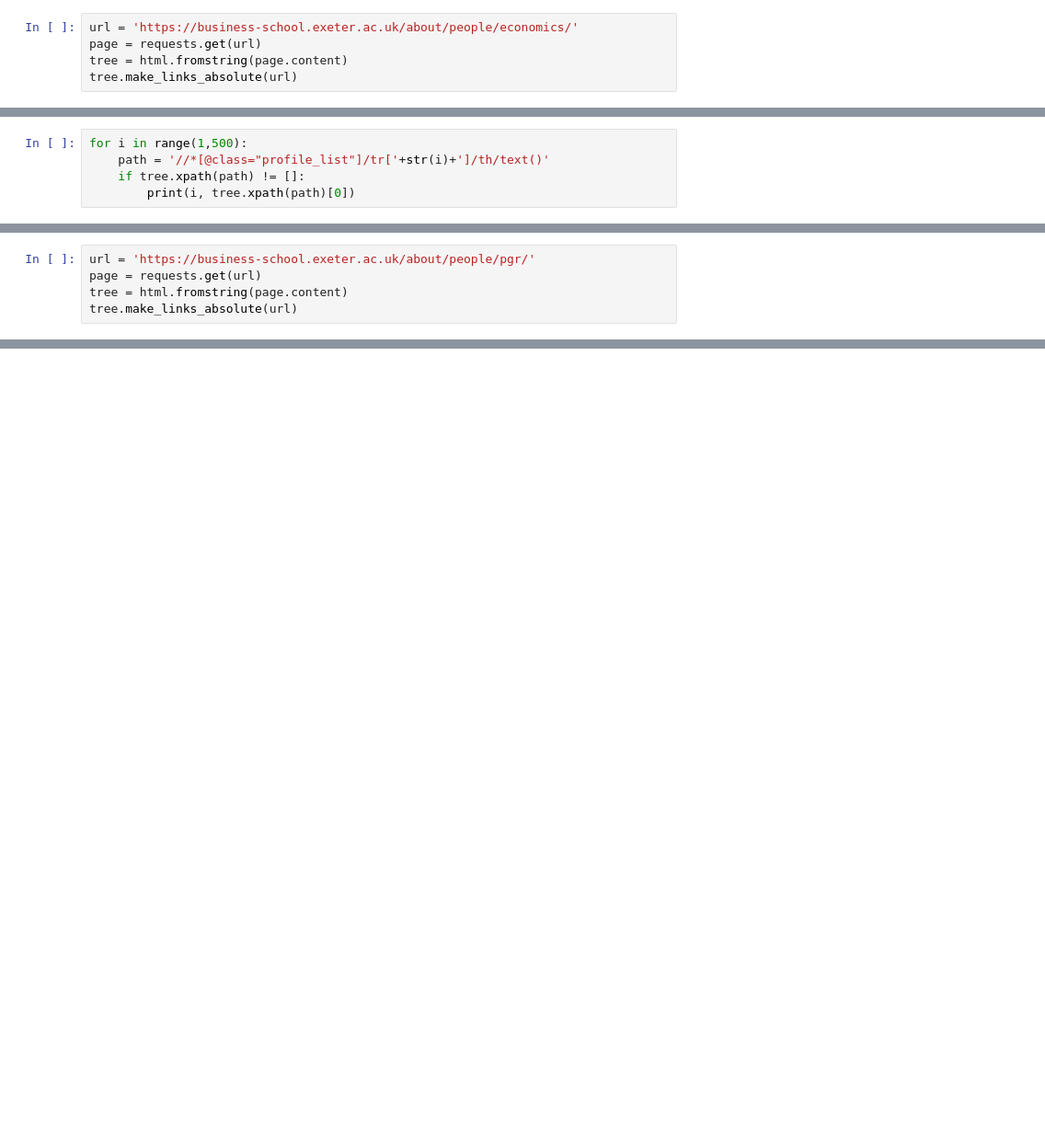
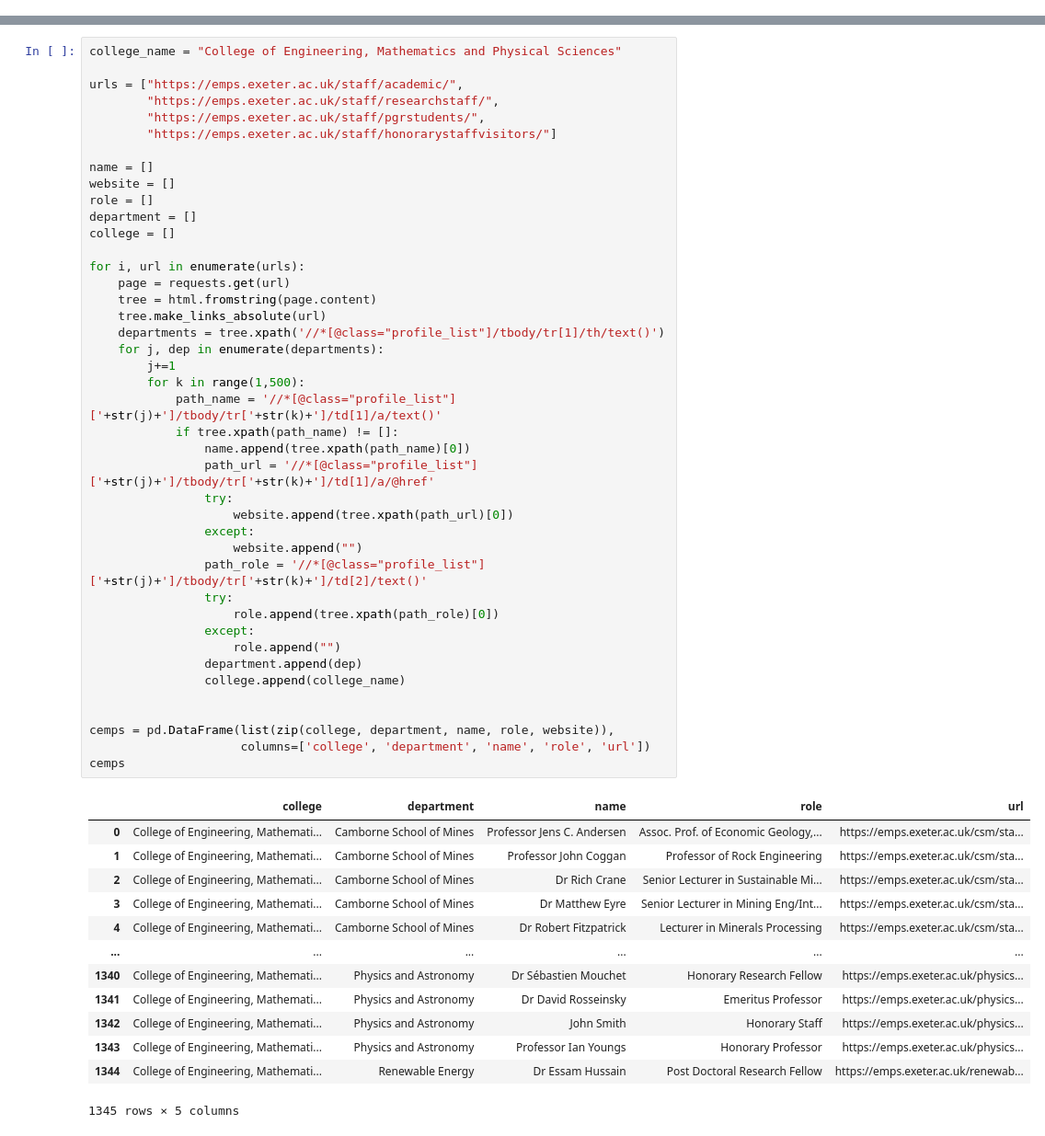
Before and after one commit to MirjamOdile/exeter-university-research-methods, a Jupyter notebook: Code/UoE_researchers.ipynb, the cells around one changed output, grey strips where cells are left out. Shown: that part at 92% size. Drawn from its saved outputs; the diff is of its cells as text; blank space fills up the shorter version.

```diff
--- a/Code/UoE_researchers.ipynb
+++ b/Code/UoE_researchers.ipynb
@@ -75,5 +71,0 @@ https://business-school.exeter.ac.uk/about/people/pgr/
-# %%
-url = 'https://business-school.exeter.ac.uk/about/people/economics/'
-page = requests.get(url)
-tree = html.fromstring(page.content)
-tree.make_links_absolute(url)
@@ -89,5 +71,0 @@ https://business-school.exeter.ac.uk/about/people/profile/index.php?web_id=Ian_B
-# %%
-for i in range(1,500):
-    path = '//*[@class="profile_list"]/tr['+str(i)+']/th/text()'
-    if tree.xpath(path) != []:
-        print(i, tree.xpath(path)[0])
@@ -136,5 +71,0 @@ pd.DataFrame(list(zip(college, department, name, role, url)),
-# %%
-url = 'https://business-school.exeter.ac.uk/about/people/pgr/'
-page = requests.get(url)
-tree = html.fromstring(page.content)
-tree.make_links_absolute(url)
@@ -203,0 +84,56 @@ print(tree.xpath('//*[@class="profile_list"]/tr[2]/td[2]/text()'))
+# %%
+college_name = "College of Engineering, Mathematics and Physical Sciences"
+
+urls = ["https://emps.exeter.ac.uk/staff/academic/",
+        "https://emps.exeter.ac.uk/staff/researchstaff/",
+        "https://emps.exeter.ac.uk/staff/pgrstudents/",
+        "https://emps.exeter.ac.uk/staff/honorarystaffvisitors/"]
+
+name = []
+website = []
+role = []
+department = []
+college = []
+
+for i, url in enumerate(urls):
+    page = requests.get(url)
+    tree = html.fromstring(page.content)
+    tree.make_links_absolute(url)
+    departments = tree.xpath('//*[@class="profile_list"]/tbody/tr[1]/th/text()')
+    for j, dep in enumerate(departments):
+        j+=1
+        for k in range(1,500):
+            path_name = '//*[@class="profile_list"]['+str(j)+']/tbody/tr['+str(k)+']/td[1]/a/text()'
+            if tree.xpath(path_name) != []:
+                name.append(tree.xpath(path_name)[0])
+                path_url = '//*[@class="profile_list"]['+str(j)+']/tbody/tr['+str(k)+']/td[1]/a/@href'
+                try:
+                    website.append(tree.xpath(path_url)[0])
+                except:
+                    website.append("")
+                path_role = '//*[@class="profile_list"]['+str(j)+']/tbody/tr['+str(k)+']/td[2]/text()'
+                try:
+                    role.append(tree.xpath(path_role)[0])
+                except:
+                    role.append("")
+                department.append(dep)
+                college.append(college_name)
+
+
+cemps = pd.DataFrame(list(zip(college, department, name, role, website)),
+                     columns=['college', 'department', 'name', 'role', 'url'])
+cemps
+# %% [output]
+|  | college | department | name | role | url |
+| 0 | College of Engineering, Mathemati... | Camborne School of Mines | Professor Jens C. Andersen | Assoc. Prof. of Economic Geology,... | https://emps.exeter.ac.uk/csm/sta... |
+| 1 | College of Engineering, Mathemati... | Camborne School of Mines | Professor John Coggan | Professor of Rock Engineering | https://emps.exeter.ac.uk/csm/sta... |
+| 2 | College of Engineering, Mathemati... | Camborne School of Mines | Dr Rich Crane | Senior Lecturer in Sustainable Mi... | https://emps.exeter.ac.uk/csm/sta... |
+| 3 | College of Engineering, Mathemati... | Camborne School of Mines | Dr Matthew Eyre | Senior Lecturer in Mining Eng/Int... | https://emps.exeter.ac.uk/csm/sta... |
+| 4 | College of Engineering, Mathemati... | Camborne School of Mines | Dr Robert Fitzpatrick | Lecturer in Minerals Processing | https://emps.exeter.ac.uk/csm/sta... |
+| ... | ... | ... | ... | ... | ... |
+| 1340 | College of Engineering, Mathemati... | Physics and Astronomy | Dr Sébastien Mouchet | Honorary Research Fellow | https://emps.exeter.ac.uk/physics... |
+| 1341 | College of Engineering, Mathemati... | Physics and Astronomy | Dr David Rosseinsky | Emeritus Professor | https://emps.exeter.ac.uk/physics... |
+| 1342 | College of Engineering, Mathemati... | Physics and Astronomy | John Smith | Honorary Staff | https://emps.exeter.ac.uk/physics... |
+| 1343 | College of Engineering, Mathemati... | Physics and Astronomy | Professor Ian Youngs | Honorary Professor | https://emps.exeter.ac.uk/physics... |
+| 1344 | College of Engineering, Mathemati... | Renewable Energy | Dr Essam Hussain | Post Doctoral Research Fellow | https://emps.exeter.ac.uk/renewab... |
+1345 rows × 5 columns
```
Also changed, not shown: parts of 32 cells of this notebook, 1 other file.
